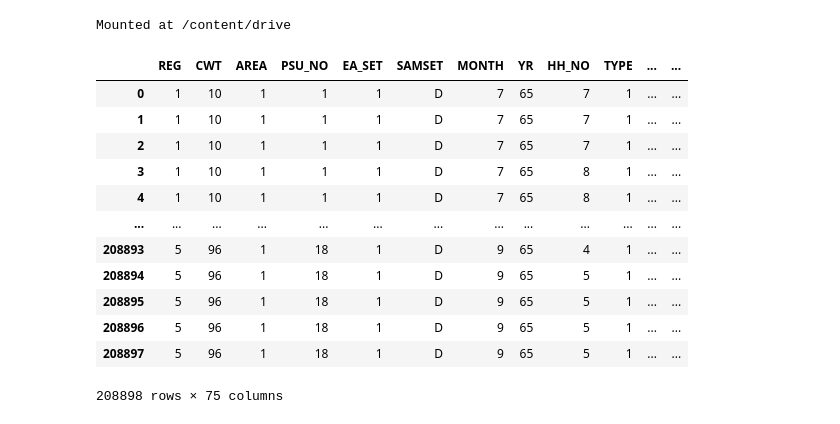
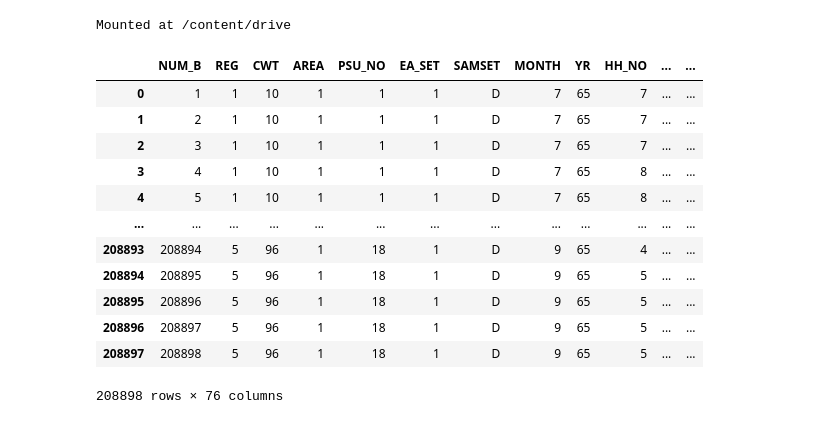
Before and after one commit to 623020514-5/stat-Ubon, a Jupyter notebook: P_try.ipynb, the cells around one changed output. Cells and saved outputs as stored; diff of their text form; code cells hidden in the pictures.

```diff
--- a/P_try.ipynb
+++ b/P_try.ipynb
@@ -9,19 +9,19 @@ drive.mount('/content/drive')
 Mounted at /content/drive
 # %%
 import os
-Data_ori = pd.read_csv('/content/drive/MyDrive/โครงงานสหกิจ/IES 2565 (2022)/Microdata IES 2565/Microdata IES 2565_N.csv')
+Data_ori = pd.read_csv('/content/drive/MyDrive/โครงงานสหกิจ/IES 2565 (2022)/Microdata IES 2565/Microdata IES 2565_N_NEW.csv')
 Data_ori
 # %% [output]
-|  | REG | CWT | AREA | PSU_NO | EA_SET | SAMSET | MONTH | YR | HH_NO | TYPE | ... | ... |
-| 0 | 1 | 10 | 1 | 1 | 1 | D | 7 | 65 | 7 | 1 | ... | ... |
-| 1 | 1 | 10 | 1 | 1 | 1 | D | 7 | 65 | 7 | 1 | ... | ... |
-| 2 | 1 | 10 | 1 | 1 | 1 | D | 7 | 65 | 7 | 1 | ... | ... |
-| 3 | 1 | 10 | 1 | 1 | 1 | D | 7 | 65 | 8 | 1 | ... | ... |
-| 4 | 1 | 10 | 1 | 1 | 1 | D | 7 | 65 | 8 | 1 | ... | ... |
+|  | NUM_B | REG | CWT | AREA | PSU_NO | EA_SET | SAMSET | MONTH | YR | HH_NO | ... | ... |
+| 0 | 1 | 1 | 10 | 1 | 1 | 1 | D | 7 | 65 | 7 | ... | ... |
+| 1 | 2 | 1 | 10 | 1 | 1 | 1 | D | 7 | 65 | 7 | ... | ... |
+| 2 | 3 | 1 | 10 | 1 | 1 | 1 | D | 7 | 65 | 7 | ... | ... |
+| 3 | 4 | 1 | 10 | 1 | 1 | 1 | D | 7 | 65 | 8 | ... | ... |
+| 4 | 5 | 1 | 10 | 1 | 1 | 1 | D | 7 | 65 | 8 | ... | ... |
 | ... | ... | ... | ... | ... | ... | ... | ... | ... | ... | ... | ... | ... |
-| 208893 | 5 | 96 | 1 | 18 | 1 | D | 9 | 65 | 4 | 1 | ... | ... |
-| 208894 | 5 | 96 | 1 | 18 | 1 | D | 9 | 65 | 5 | 1 | ... | ... |
-| 208895 | 5 | 96 | 1 | 18 | 1 | D | 9 | 65 | 5 | 1 | ... | ... |
-| 208896 | 5 | 96 | 1 | 18 | 1 | D | 9 | 65 | 5 | 1 | ... | ... |
-| 208897 | 5 | 96 | 1 | 18 | 1 | D | 9 | 65 | 5 | 1 | ... | ... |
+| 208893 | 208894 | 5 | 96 | 1 | 18 | 1 | D | 9 | 65 | 4 | ... | ... |
+| 208894 | 208895 | 5 | 96 | 1 | 18 | 1 | D | 9 | 65 | 5 | ... | ... |
+| 208895 | 208896 | 5 | 96 | 1 | 18 | 1 | D | 9 | 65 | 5 | ... | ... |
+| 208896 | 208897 | 5 | 96 | 1 | 18 | 1 | D | 9 | 65 | 5 | ... | ... |
+| 208897 | 208898 | 5 | 96 | 1 | 18 | 1 | D | 9 | 65 | 5 | ... | ... |
-208898 rows × 75 columns
+208898 rows × 76 columns
```
Also changed, not shown: parts of 23 cells of this notebook.
